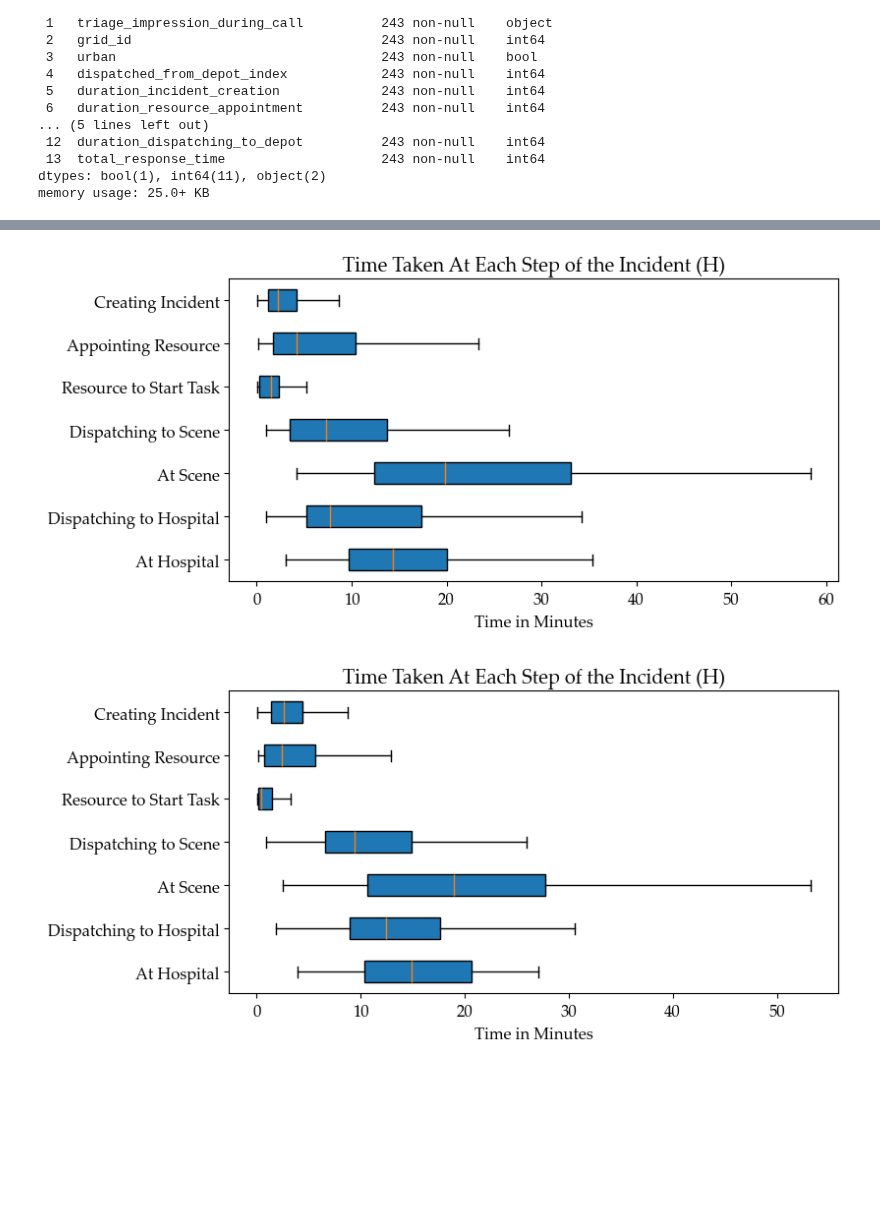
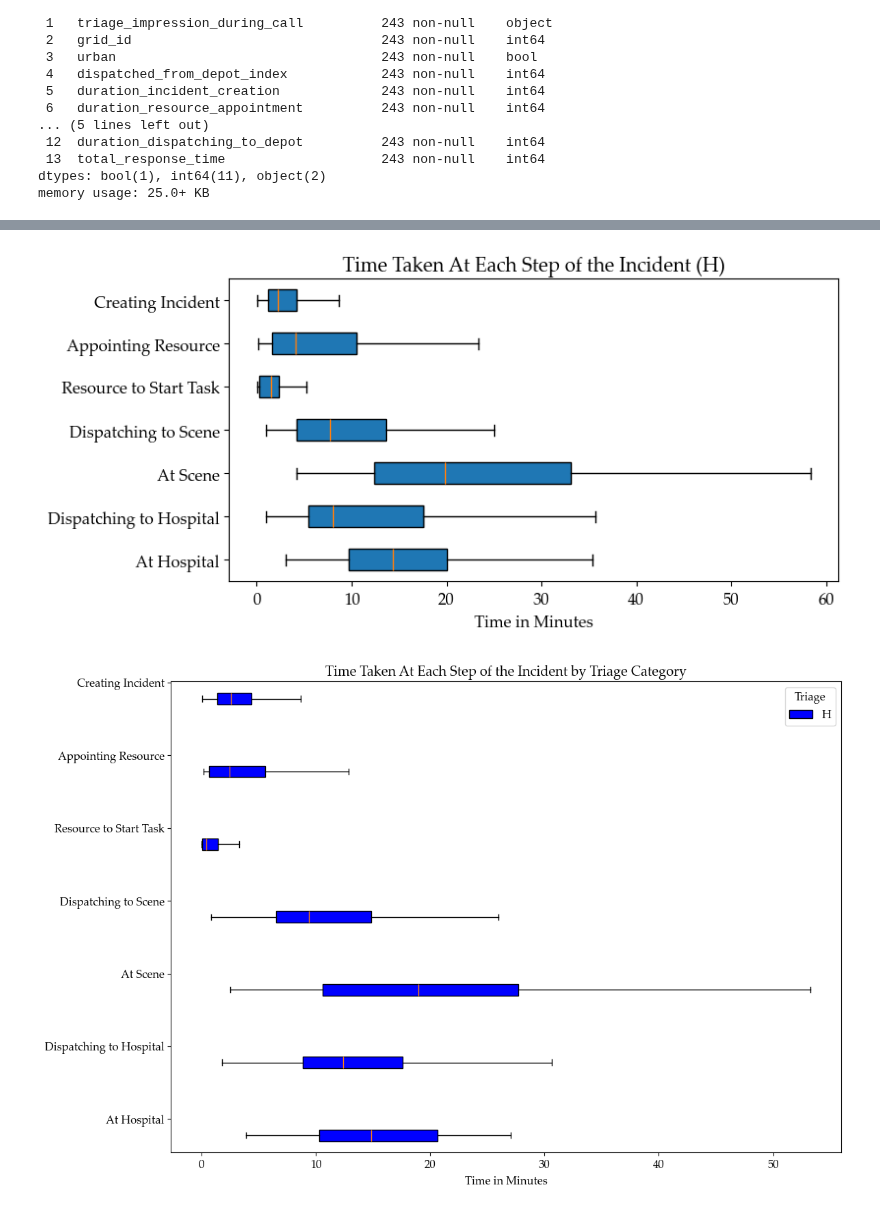
Before and after one commit to Emergency-Optimizers/Data-Processing, a Jupyter notebook: source/analysis/simulator/events.ipynb, the cells around one changed output, grey strips where cells are left out. Drawn from its saved outputs; the diff is of its cells as text; code cells hidden in the pictures; blank space fills up the shorter version.

```diff
--- a/source/analysis/simulator/events.ipynb
+++ b/source/analysis/simulator/events.ipynb
@@ -26,7 +26,7 @@ import IPython.display
 # %% [markdown]
 # Constants
 # %%
-FOLDER_NAME = "2024_04_15_00_50_07"
+FOLDER_NAME = "2024_04_16_23_06_25_NSGA2"
 
 FOLDER_PATH = os.path.join(os.path.dirname(constants.PROJECT_DIRECTORY_PATH), "Simulator", "data", FOLDER_NAME)
 # %%
@@ -145,8 +156,8 @@ plotter.boxplot_time_at_steps(data_loader.enhanced_incidents_df, "A", ("2018-03-
 # %%
 boxplot_time_at_steps_modified(df, "H")
-plotter.boxplot_time_at_steps(data_loader.enhanced_incidents_df, "H", ("2018-03-20 07:00:00", "2018-03-20 18:59:59"))
+plotter.boxplot_time_at_steps(data_loader.enhanced_incidents_df, ["H"], ("2018-03-20 07:00:00", "2018-03-20 18:59:59"))
 # %% [output]
-[figure, old version]
+[figure, new version]
-[figure, old version]
+[figure, new version]
 # %%
 boxplot_time_at_steps_modified(df, "V1")
```
Also changed, not shown: parts of 5 cells of this notebook, 1 other file.
